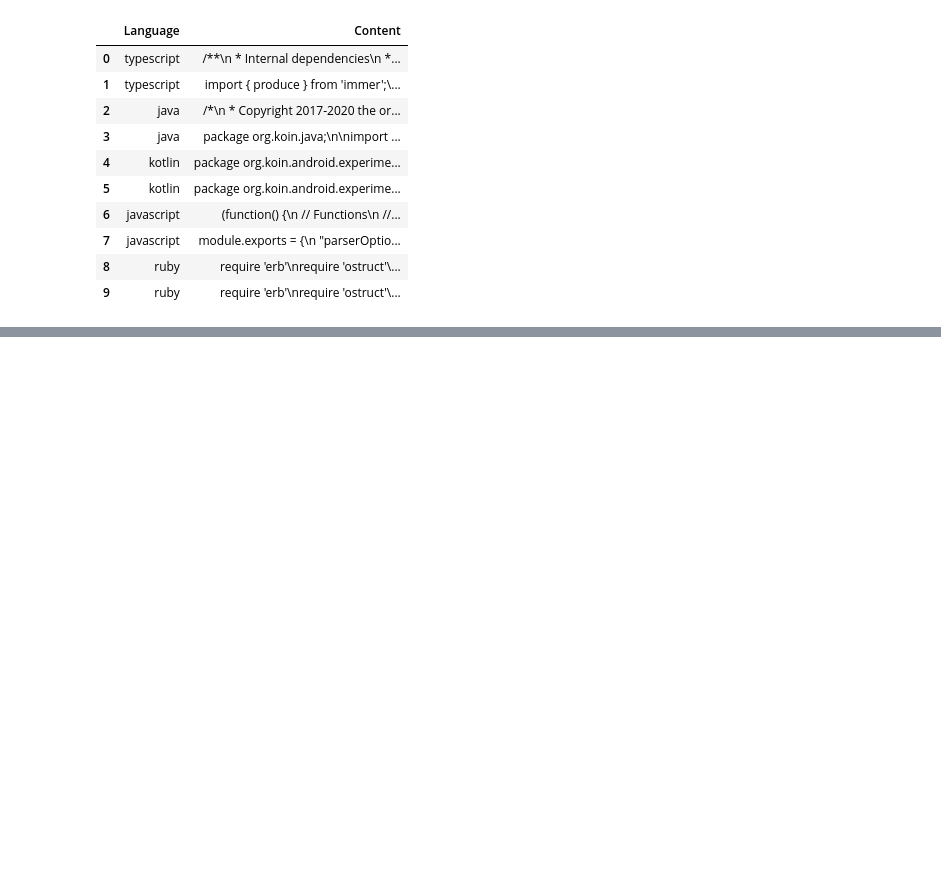
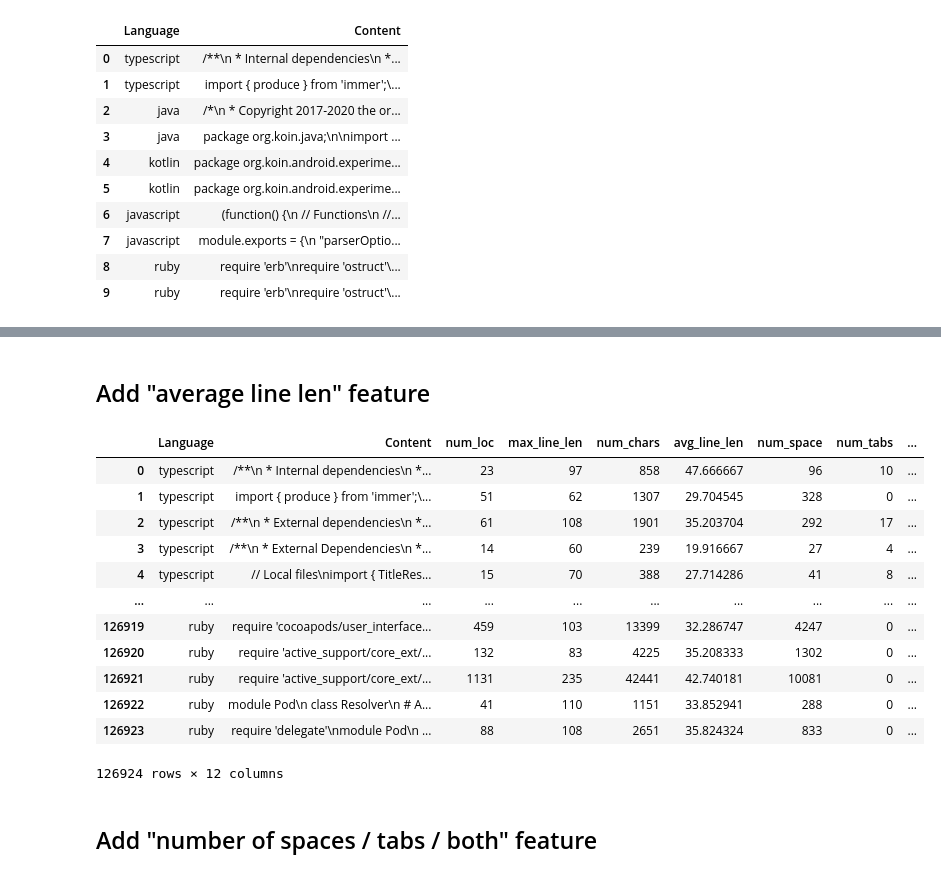
Before and after one commit to lfendy/goodcodebadcode, a Jupyter notebook: goodcodebadcode.ipynb, the cells around one changed output, grey strips where cells are left out. Saved outputs shown, nothing was run; the diff lists cells and outputs as text; code cells hidden in the pictures; blank space fills up the shorter version.

```diff
--- a/goodcodebadcode.ipynb
+++ b/goodcodebadcode.ipynb
@@ -607,0 +652,5 @@ df.to_parquet('gcbc_data_all.parquet.gzip', compression='gzip')
+# %%
+#lines = df['Content'].iloc[0].split('\n')
+#max(lines, key=len)
+df['max_line_len'] = [len(max(x.split('\n'), key=len)) for x in df['Content']]
+df
@@ -607,0 +673,5 @@ df.to_parquet('gcbc_data_all.parquet.gzip', compression='gzip')
+# %%
+#lines = df['Content'].iloc[0].split('\n')
+#reduce(lambda acc, el: acc + len(el), lines, 0)
+df['num_chars'] = [reduce(lambda acc, el: acc + len(el), x.split('\n'), 0) for x in df['Content']]
+df
@@ -607,0 +692,21 @@ df.to_parquet('gcbc_data_all.parquet.gzip', compression='gzip')
+# %% [markdown]
+## Add "average line len" feature
+# %%
+df['avg_pline_len'] = df.num_chars / df.num_non_empty_lines
+df
+# %% [output]
+|  | Language | Content | num_loc | max_line_len | num_chars | avg_line_len | num_space | num_tabs | ... |
+| 0 | typescript | /**\n * Internal dependencies\n *... | 23 | 97 | 858 | 47.666667 | 96 | 10 | ... |
+| 1 | typescript | import { produce } from 'immer';\... | 51 | 62 | 1307 | 29.704545 | 328 | 0 | ... |
+| 2 | typescript | /**\n * External dependencies\n *... | 61 | 108 | 1901 | 35.203704 | 292 | 17 | ... |
+| 3 | typescript | /**\n * External Dependencies\n *... | 14 | 60 | 239 | 19.916667 | 27 | 4 | ... |
+| 4 | typescript | // Local files\nimport { TitleRes... | 15 | 70 | 388 | 27.714286 | 41 | 8 | ... |
+| ... | ... | ... | ... | ... | ... | ... | ... | ... | ... |
+| 126919 | ruby | require 'cocoapods/user_interface... | 459 | 103 | 13399 | 32.286747 | 4247 | 0 | ... |
+| 126920 | ruby | require 'active_support/core_ext/... | 132 | 83 | 4225 | 35.208333 | 1302 | 0 | ... |
+| 126921 | ruby | require 'active_support/core_ext/... | 1131 | 235 | 42441 | 42.740181 | 10081 | 0 | ... |
+| 126922 | ruby | module Pod\n class Resolver\n # A... | 41 | 110 | 1151 | 33.852941 | 288 | 0 | ... |
+| 126923 | ruby | require 'delegate'\nmodule Pod\n ... | 88 | 108 | 2651 | 35.824324 | 833 | 0 | ... |
+126924 rows × 12 columns
+# %% [markdown]
+## Add "number of spaces / tabs / both" feature
```
Also changed, not shown: parts of 14 cells of this notebook.
